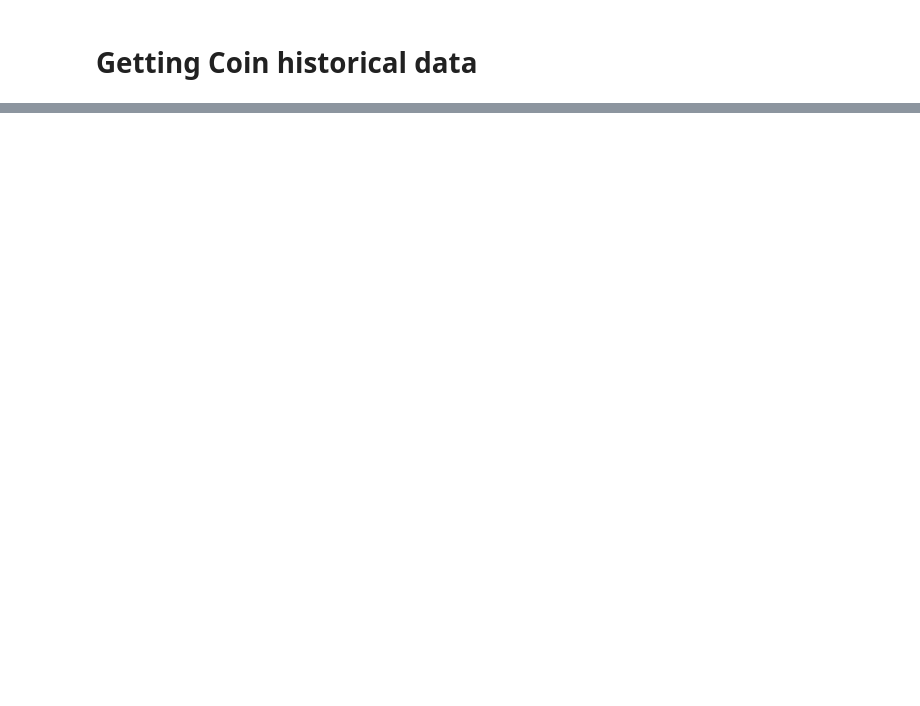
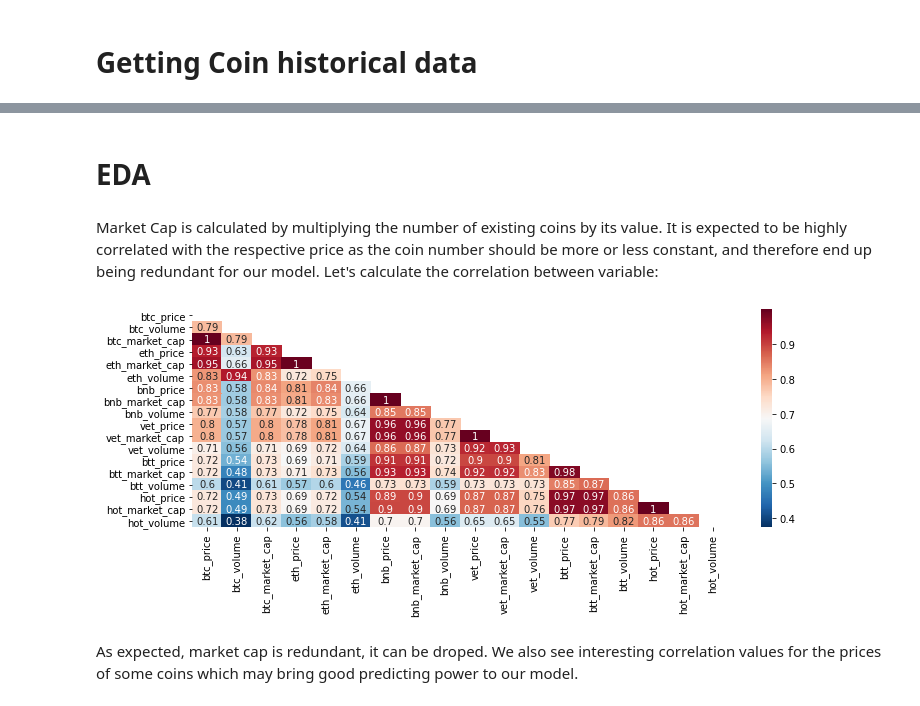
Before and after one commit to ecarlosfonseca/Crypto, a Jupyter notebook: API selection/[CoinGecko] EDA and API exploration.ipynb, the cells around one changed output, grey strips where cells are left out. Saved outputs shown, nothing was run; the diff lists cells and outputs as text; code cells hidden in the pictures; blank space fills up the shorter version.

Commit message:
model

```diff
--- a/API selection/[CoinGecko] EDA and API exploration.ipynb
+++ b/API selection/[CoinGecko] EDA and API exploration.ipynb
@@ -84,0 +156,2 @@ BTC.tail()
+# %%
+VET = get_db('vechain', 'vet')
@@ -84,0 +170,2 @@ BTC.tail()
+# %%
+BTT = get_db('bittorrent-2', 'btt')
@@ -84,0 +184,2 @@ BTC.tail()
+# %%
+HOT = get_db('holotoken', 'hot')
@@ -84,0 +198,9 @@ BTC.tail()
+# %%
+final_df = (
+    BTC[['date', 'btc_price', 'btc_volume', 'btc_market_cap']]
+    .merge(ETH.drop('timestamp', axis=1), on='date', how='left')
+    .merge(BNB.drop('timestamp', axis=1), on='date', how='left')
+    .merge(VET.drop('timestamp', axis=1), on='date', how='left')
+    .merge(BTT.drop('timestamp', axis=1), on='date', how='left')
+    .merge(HOT.drop('timestamp', axis=1), on='date', how='left')
+).fillna(0).set_index('date')
@@ -84,0 +217,20 @@ BTC.tail()
+# %% [markdown]
+# EDA
+# %% [markdown]
+Market Cap is calculated by multiplying the number of existing coins by its value. It is expected to be highly correlated with the respective price as the coin number should be more or less constant, and therefore end up being redundant for our model. Let's calculate the correlation between variable:
+# %%
+corr_matrix = final_df.corr()
+lower_triangle_mask = np.triu(np.ones(corr_matrix.shape)).astype(np.bool)
+cor_mat_lower = corr_matrix.mask(lower_triangle_mask)
+
+plt.figure(figsize = (12,4))
+
+sns.heatmap(cor_mat_lower,
+            annot=True,
+            cmap='RdBu_r')
+
+plt.show()
+# %% [output]
+[figure, added]
+# %% [markdown]
+As expected, market cap is redundant, it can be droped. We also see interesting correlation values for the prices of some coins which may bring good predicting power to our model.
```
Also changed, not shown: parts of 22 cells of this notebook, 2 other files.
